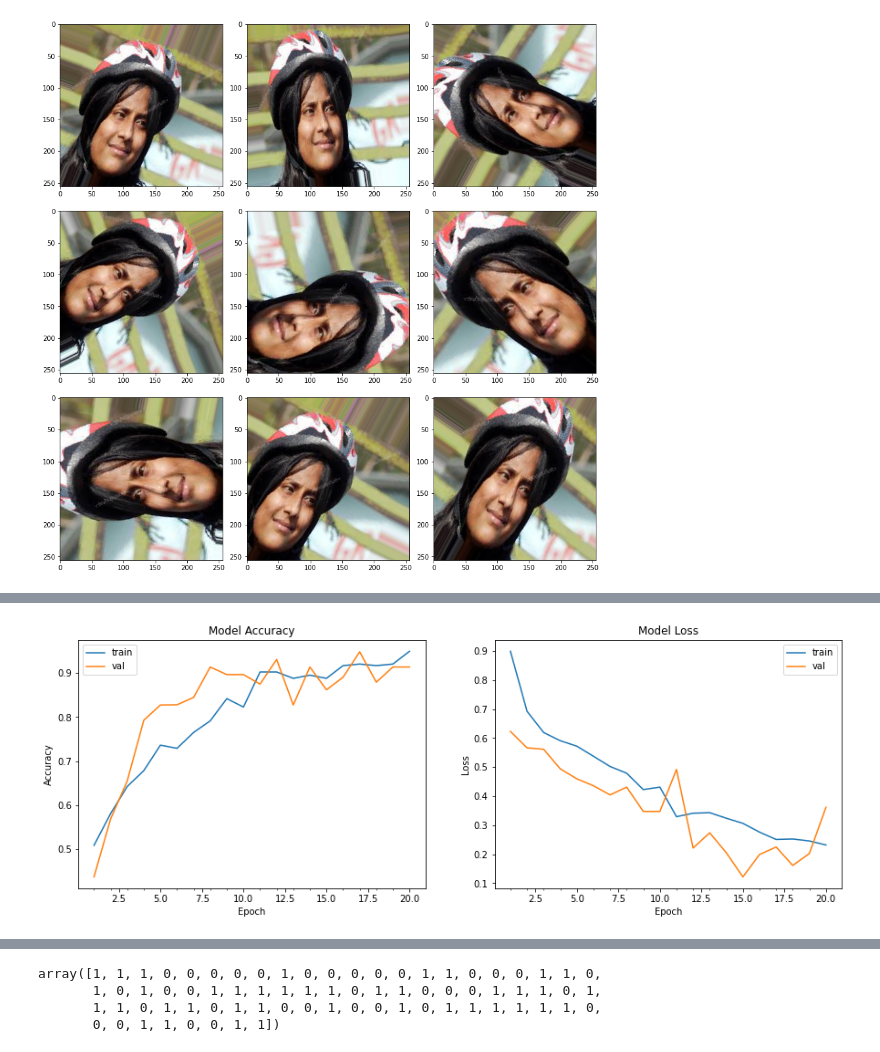
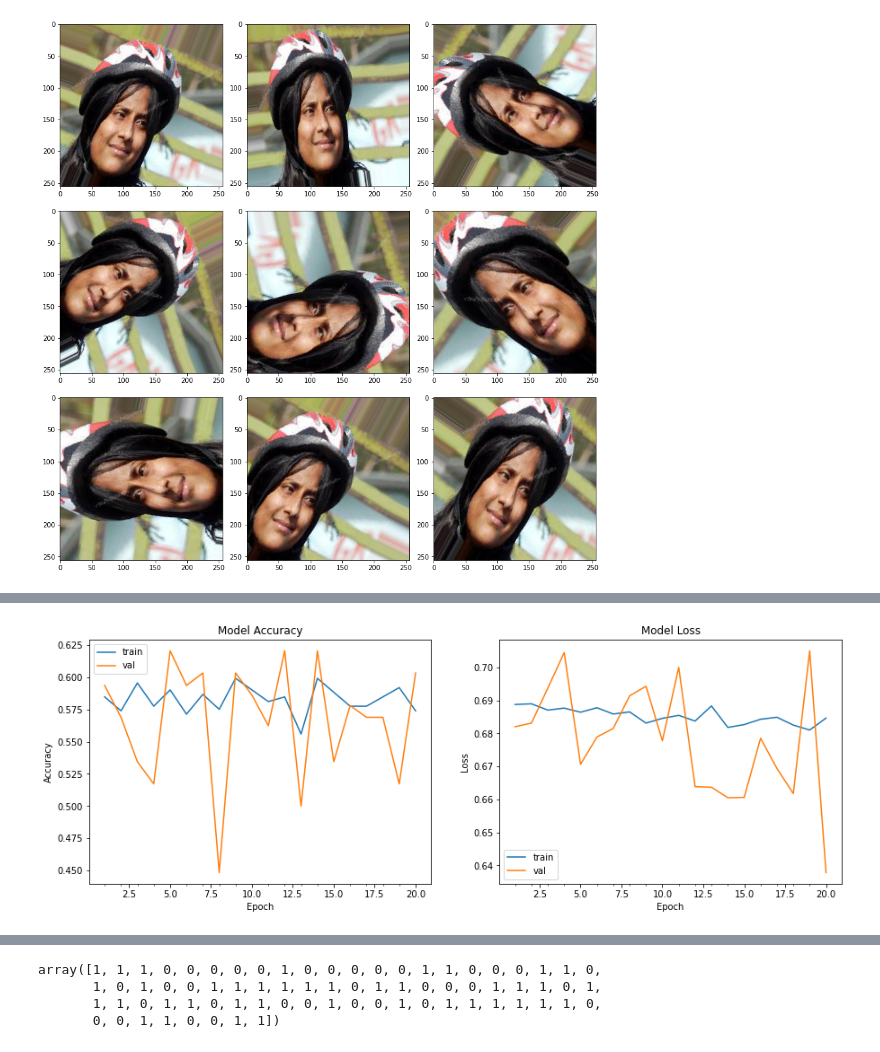
Before and after one commit to huavanson/CS114.K21, a Jupyter notebook: helmet.ipynb, the cells around one changed output, grey strips where cells are left out. Drawn from its saved outputs; the diff is of its cells as text; code cells hidden in the pictures.

```diff
--- a/helmet.ipynb
+++ b/helmet.ipynb
@@ -176,3 +135,43 @@ plt.show()
 # %% [output]
 Found 1 validated image filenames belonging to 1 classes.
 [figure]
+# %%
+# Defining the architecture of the sequential neural network.
+
+final_cnn = Sequential()
+
+# Input layer with 32 filters, followed by an AveragePooling2D layer.
+final_cnn.add(Conv2D(filters=32, kernel_size=3, activation='relu', input_shape=(200, 200, 1)))    # 3rd dim = 1 for grayscale images.
+final_cnn.add(AveragePooling2D(pool_size=(2,2)))
+
+# Three Conv2D layers with filters increasing by a factor of 2 for every successive Conv2D layer.
+final_cnn.add(Conv2D(filters=64, kernel_size=3, activation='relu'))
+final_cnn.add(AveragePooling2D(pool_size=(2,2)))
+
+final_cnn.add(Conv2D(filters=128, kernel_size=3, activation='relu'))
+final_cnn.add(AveragePooling2D(pool_size=(2,2)))
+
+final_cnn.add(Conv2D(filters=256, kernel_size=3, activation='relu'))
+final_cnn.add(AveragePooling2D(pool_size=(2,2)))
+
+# A GlobalAveragePooling2D layer before going into Dense layers below.
+# GlobalAveragePooling2D layer gives no. of outputs equal to no. of filters in last Conv2D layer above (256).
+final_cnn.add(GlobalAveragePooling2D())
+
+# One Dense layer with 132 nodes so as to taper down the no. of nodes from no. of outputs of GlobalAveragePooling2D layer above towards no. of nodes in output layer below (7).
+final_cnn.add(Dense(132, activation='relu'))
+
+# Output layer with  nodes (equal to the no. of classes).
+final_cnn.add(Dense(1, activation='softmax'))
+
+final_cnn.summary()
+# %%
+final_cnn.compile(loss='binary_crossentropy',
+              optimizer=optimizers.SGD(lr=1e-4, momentum=0.9),
+              metrics=['accuracy'])
+# %%
+final_cnn_history = final_cnn.fit(train_generator,
+    epochs=20,
+    validation_data=validation_generator,
+    validation_steps=total_validate//batch_size,
+    steps_per_epoch=total_train//batch_size)
@@ -209,22 +273,22 @@ Test: accuracy = 0.921875  ;  loss = 0.108705
 # %%
 def plot_model_history(model_history, acc='accuracy', val_acc='val_accuracy'):
     fig, axs = plt.subplots(1,2,figsize=(15,5))
     axs[0].plot(range(1,len(model_history.history[acc])+1),model_history.history[acc])
     axs[0].plot(range(1,len(model_history.history[val_acc])+1),model_history.history[val_acc])
     axs[0].set_title('Model Accuracy')
     axs[0].set_ylabel('Accuracy')
     axs[0].set_xlabel('Epoch')
     axs[0].set_xticks(np.arange(1,len(model_history.history[acc])+1),len(model_history.history[acc])/10)
     axs[0].legend(['train', 'val'], loc='best')
     axs[1].plot(range(1,len(model_history.history['loss'])+1),model_history.history['loss'])
     axs[1].plot(range(1,len(model_history.history['val_loss'])+1),model_history.history['val_loss'])
     axs[1].set_title('Model Loss')
     axs[1].set_ylabel('Loss')
     axs[1].set_xlabel('Epoch')
     axs[1].set_xticks(np.arange(1,len(model_history.history['loss'])+1),len(model_history.history['loss'])/10)
     axs[1].legend(['train', 'val'], loc='best')
     plt.show()
 
-plot_model_history(history)
+plot_model_history(final_cnn_history)
 # %% [output]
-[figure, old version]
+[figure, new version]
```
Also changed, not shown: parts of 8 cells of this notebook.
